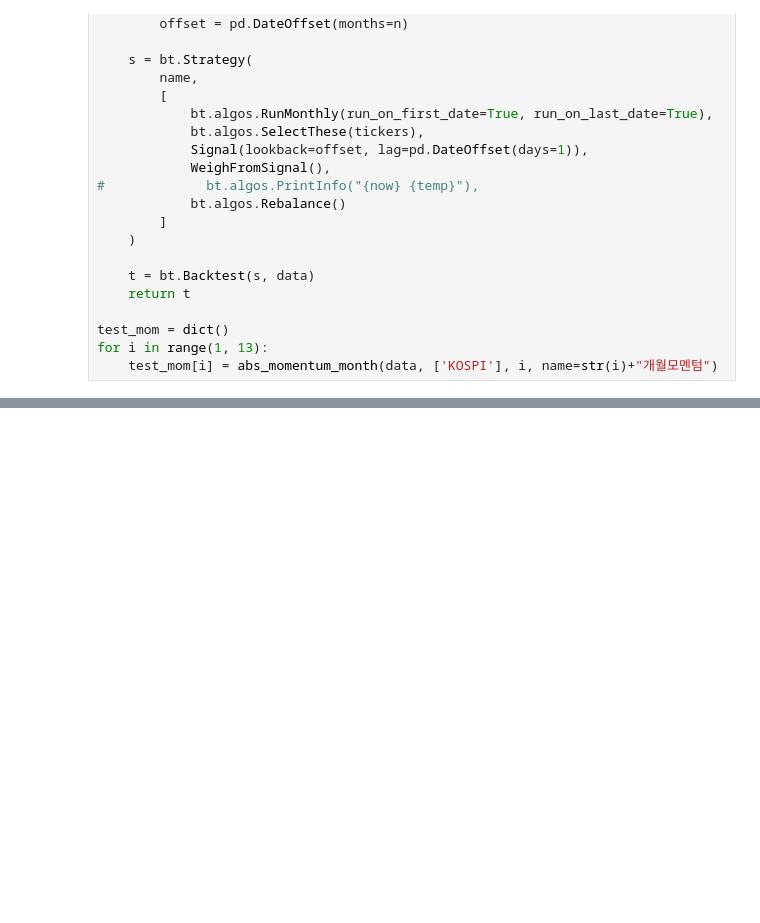
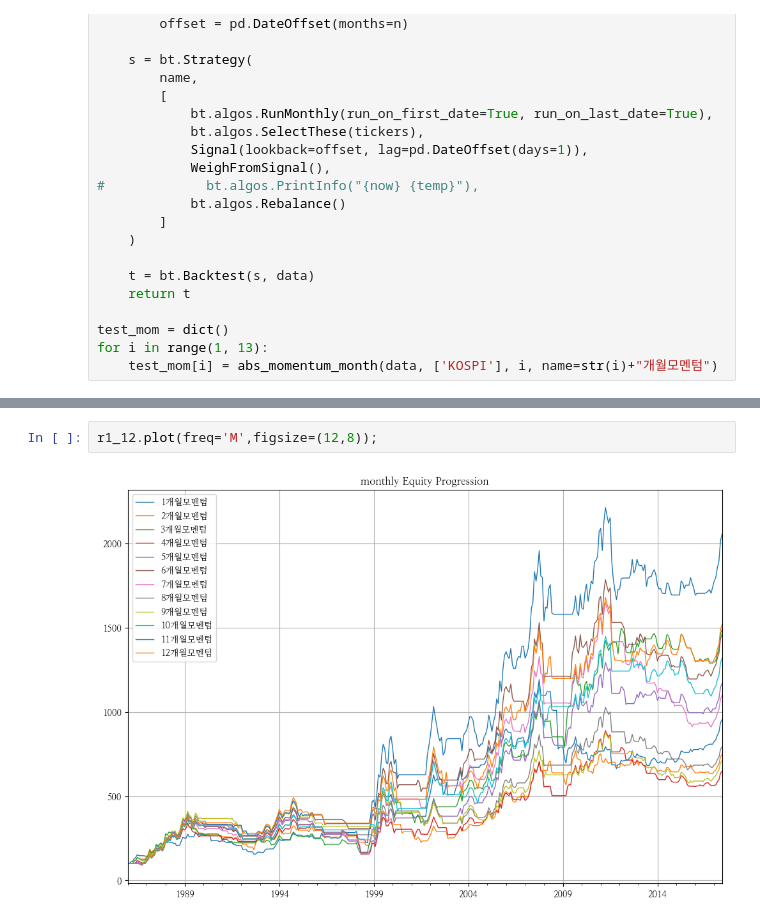
Before and after one commit to hermian/startetf, a Jupyter notebook: 2.23_단순절대모멘텀_KOSPI.ipynb, the cells around one changed output, grey strips where cells are left out. Cells and saved outputs as stored; diff of their text form; blank space fills up the shorter version.

```diff
--- a/2.23_단순절대모멘텀_KOSPI.ipynb
+++ b/2.23_단순절대모멘텀_KOSPI.ipynb
@@ -469,0 +535,4 @@ for i in range(1, 13):
+# %%
+r1_12.plot(freq='M',figsize=(12,8));
+# %% [output]
+[figure, added]
```
Also changed, not shown: parts of 7 cells of this notebook, 3 other files.
